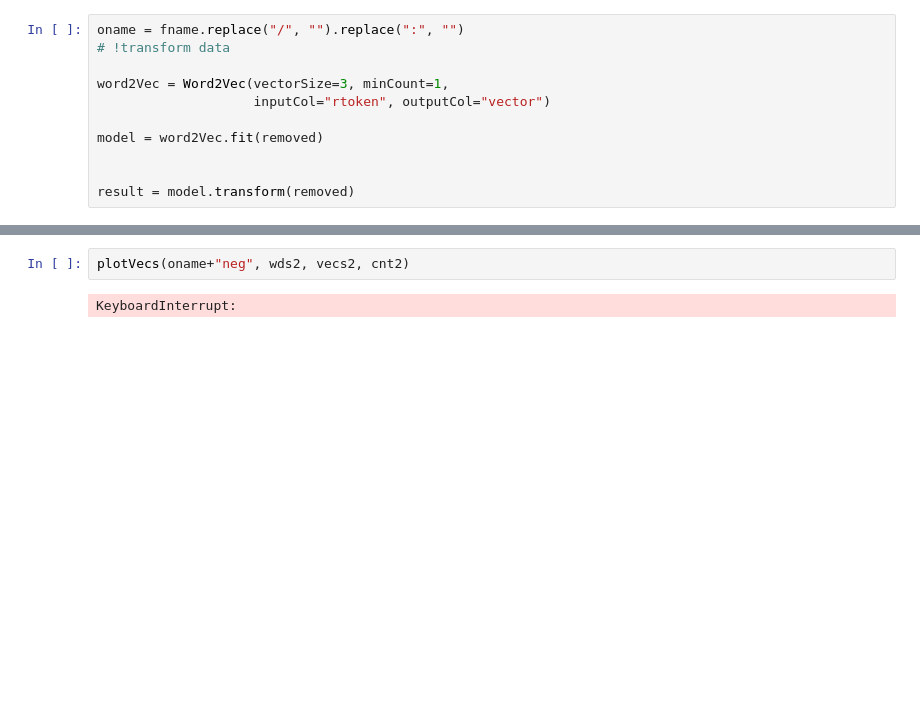
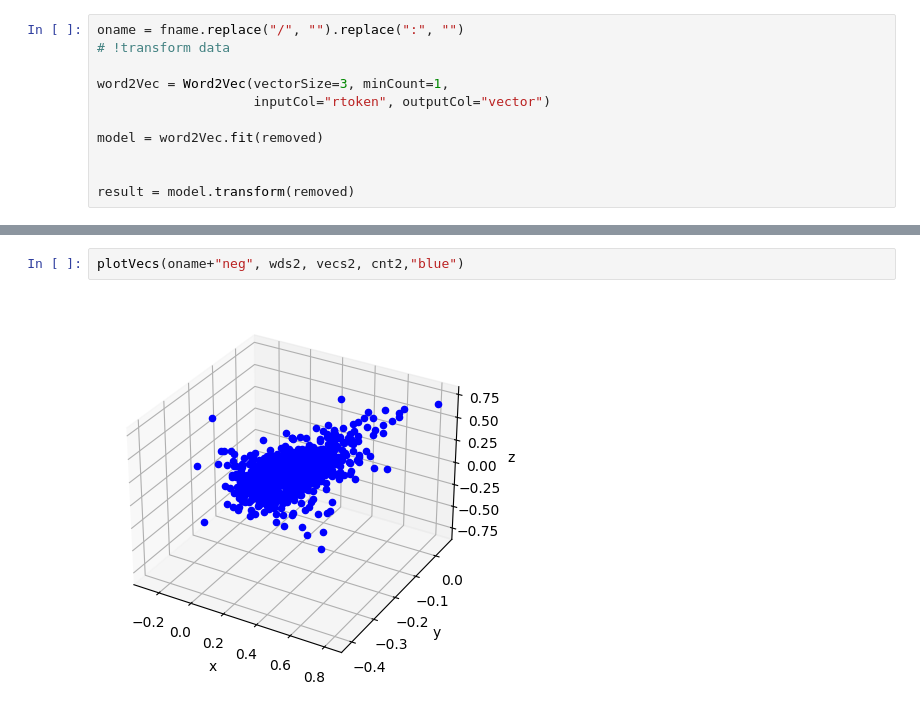
Before and after one commit to ICHx/21unix-SparkProj, a Jupyter notebook: SNotebook-Csv.ipynb, the cells around one changed output, grey strips where cells are left out. Cells and saved outputs as stored; diff of their text form; blank space fills up the shorter version.

```diff
--- a/SNotebook-Csv.ipynb
+++ b/SNotebook-Csv.ipynb
@@ -149,4 +162,4 @@ plotVecs(oname+"pos", wds1, vecs1, cnt1)
 # %%
-plotVecs(oname+"neg", wds2, vecs2, cnt2)
+plotVecs(oname+"neg", wds2, vecs2, cnt2,"blue")
 # %% [output]
-KeyboardInterrupt:
+[figure, added]
```
Also changed, not shown: parts of 21 cells of this notebook, 8 other files.
